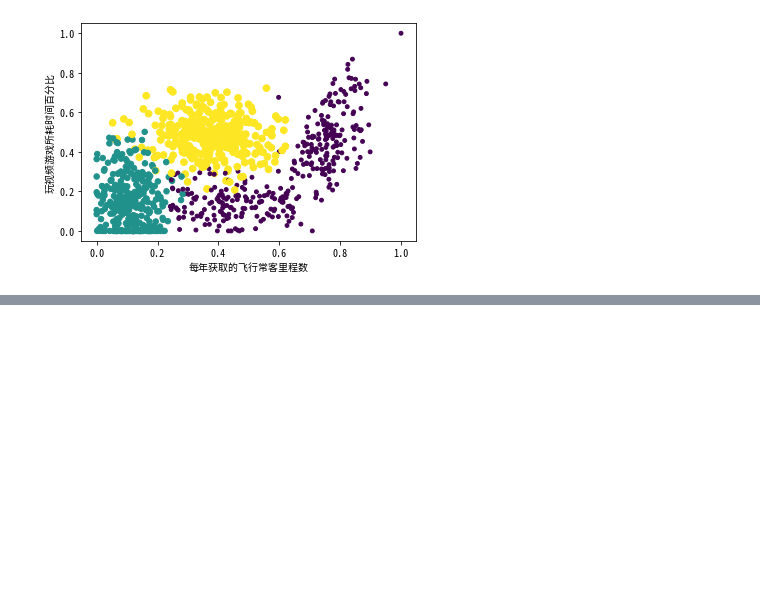
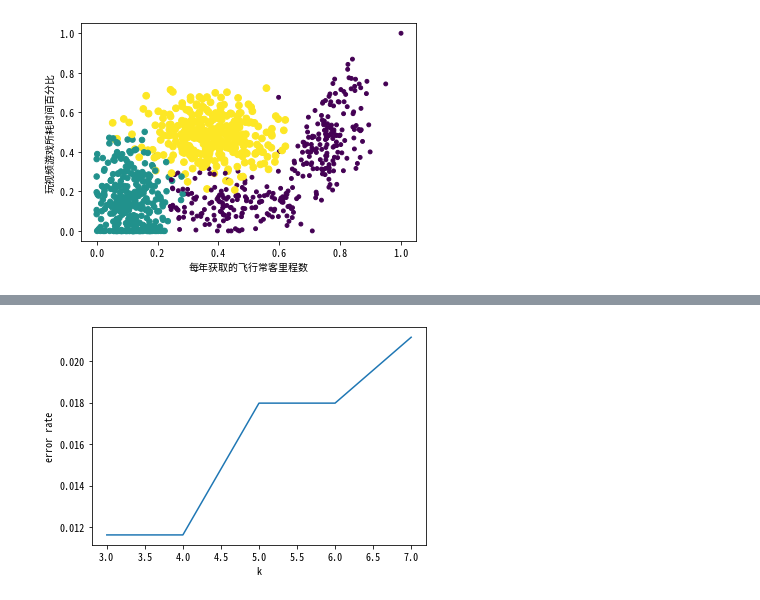
Before and after one commit to hanai/mlia, a Jupyter notebook: part1_classification/ch2_knn.ipynb, the cells around one changed output, grey strips where cells are left out. Saved outputs shown, nothing was run; the diff lists cells and outputs as text; code cells hidden in the pictures; blank space fills up the shorter version.

```diff
--- a/part1_classification/ch2_knn.ipynb
+++ b/part1_classification/ch2_knn.ipynb
@@ -109,0 +150,9 @@ plt.show()
+# %%
+def img2vector(filename):
+    returnVect = np.zeros((1, 1024))
+    fr = open(filename)
+    for i in range(32): # 32 lines
+        lineStr = fr.readline()
+        for j in range(32):
+            returnVect[0, 32 * i+j] = int(lineStr[j])
+    return returnVect
@@ -109,0 +168,26 @@ plt.show()
+# %%
+def handwritingClassTest(k = 3):
+    hwLabels = []
+    trainingFileList = listdir('digits/trainingDigits')
+    m = len(trainingFileList)
+    trainingMat = np.zeros((m, 1024))
+    for i in range(m):
+        fileNameStr = trainingFileList[i]
+        fileStr = fileNameStr.split('.')[0]
+        classNumStr = int(fileStr.split('_')[0])
+        hwLabels.append(classNumStr)
+        trainingMat[i,:] = img2vector('digits/trainingDigits/{}'.format(fileNameStr))
+    testFileList = listdir('digits/testDigits')
+    errorCount = 0.0
+    mTest = len(testFileList)
+    for i in range(mTest):
+        fileNameStr = testFileList[i]
+        fileStr = fileNameStr.split('.')[0]
+        classNumStr = int(fileStr.split('_')[0])
+        vectorUnderTest = img2vector('digits/testDigits/{}'.format(fileNameStr))
+        classifierResult = classify0(vectorUnderTest, trainingMat, hwLabels, k)
+        #print("the classifier came back with: {:d}, the real answer is: {:d}".format(classifierResult, classNumStr))
+        if (classifierResult != classNumStr): errorCount += 1.0
+    print("\nthe total number of errors is: {:f}".format(errorCount))
+    print("\nthe total error rate is: {:f}".format(errorCount/float(mTest)))
+    return errorCount/float(mTest)
@@ -109,0 +201,3 @@ plt.show()
+# %%
+handwritingClassKList = range(3, 8, 1)
+handwritingClassErrorRateList = [handwritingClassTest(x) for x in handwritingClassKList]
@@ -109,0 +224,8 @@ plt.show()
+# %%
+fig, ax = plt.subplots()
+ax.plot(handwritingClassKList, handwritingClassErrorRateList)
+ax.set_xlabel('k')
+ax.set_ylabel('error rate')
+plt.show()
+# %% [output]
+[figure, added]
```
Also changed, not shown: parts of 14 cells of this notebook, 2 other files.
